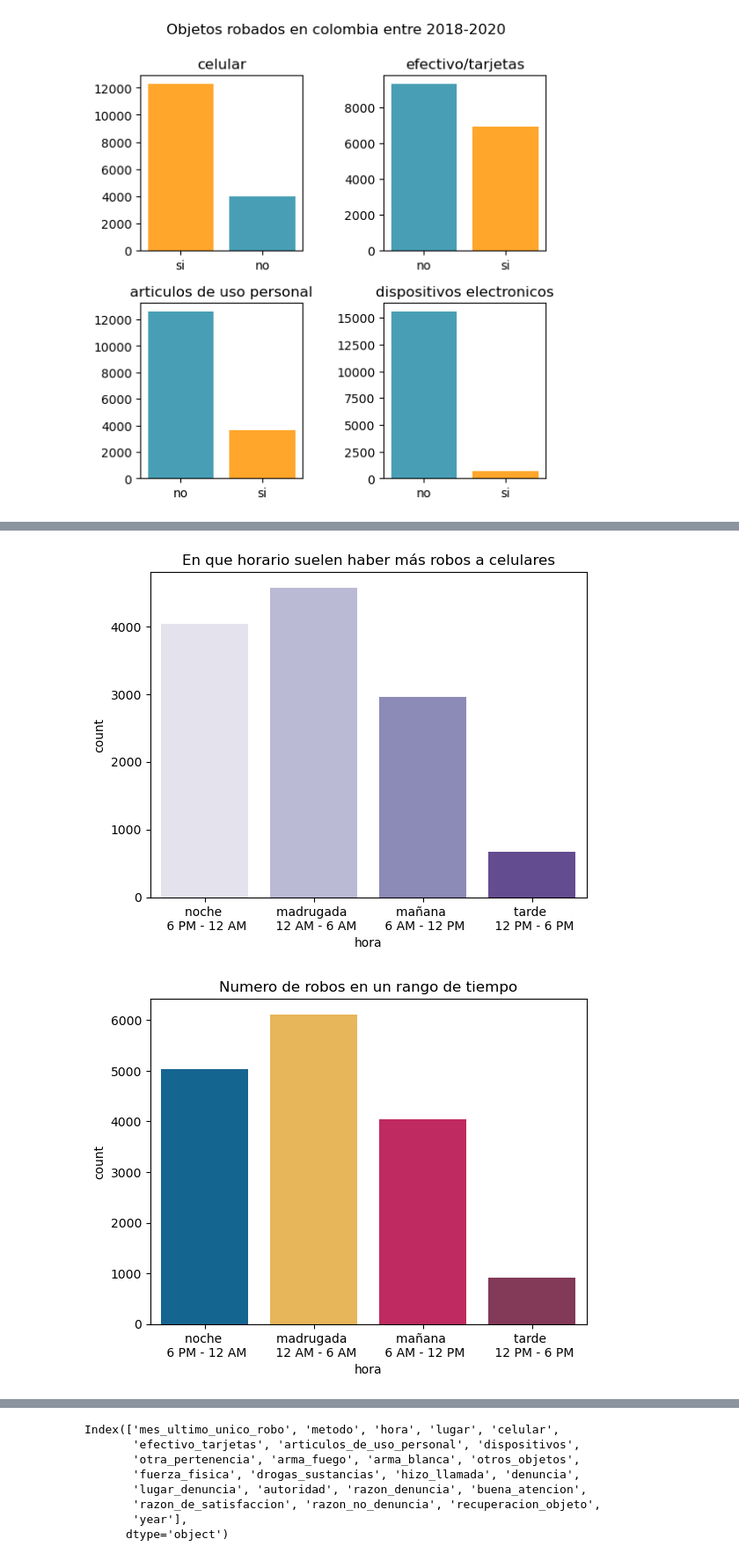
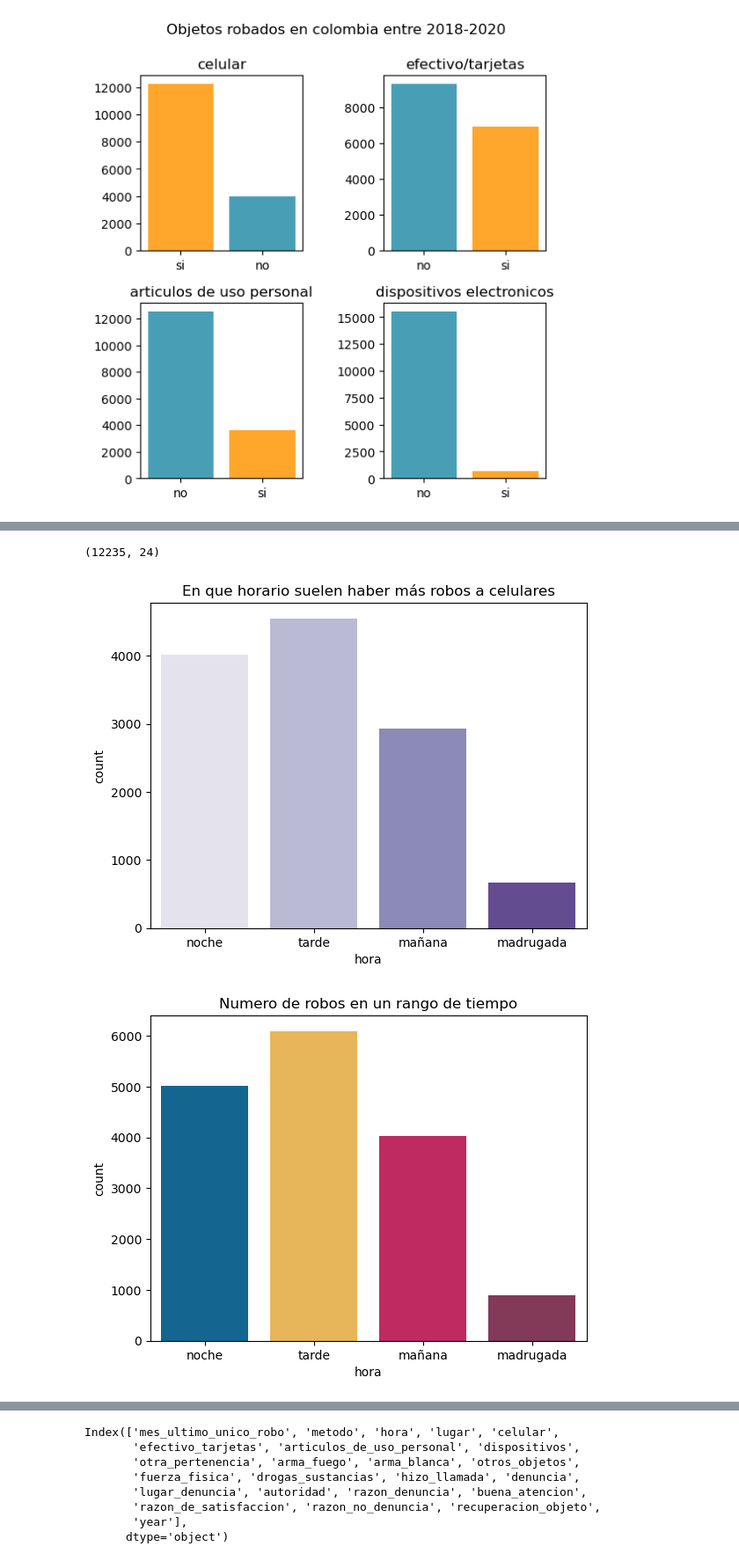
Before and after one commit to giraljv/hurtos_colombia, a Jupyter notebook: notebooks/0-2_exploration.ipynb, the cells around one changed output, grey strips where cells are left out. Shown at 88% size. Cells and saved outputs as stored; diff of their text form; code cells hidden in the pictures.

```diff
--- a/notebooks/0-2_exploration.ipynb
+++ b/notebooks/0-2_exploration.ipynb
@@ -113,21 +45,23 @@ plt.show()
 # %%
 df_celulares = df[df['celular'] == 'si']
+# %%
+df_celulares.shape
+# %% [output]
+(12235, 24)
 # %%
 ax = sns.countplot(df_celulares,x='hora',palette="Purples")
-ax.set_xticklabels(["noche \n 6 PM - 12 AM",'madrugada \n 12 AM - 6 AM',
-                    'mañana \n 6 AM - 12 PM','tarde \n 12 PM - 6 PM'])
+
 ax.set_title('En que horario suelen haber más robos a celulares')
 plt.show()
 # %% [output]
-[figure, old version]
+[figure, new version]
 # %%
 ax = sns.countplot(df,x='hora',palette=horas_palette)
-ax.set_xticklabels(["noche \n 6 PM - 12 AM",'madrugada \n 12 AM - 6 AM',
-                    'mañana \n 6 AM - 12 PM','tarde \n 12 PM - 6 PM'])
+
 ax.set_title('Numero de robos en un rango de tiempo')
 plt.show()
 # %% [output]
-[figure, old version]
+[figure, new version]
 # %%
 df_celulares.groupby('metodo').count()
 # %% [output]
```
Also changed, not shown: parts of 7 cells of this notebook, 5 other files.
